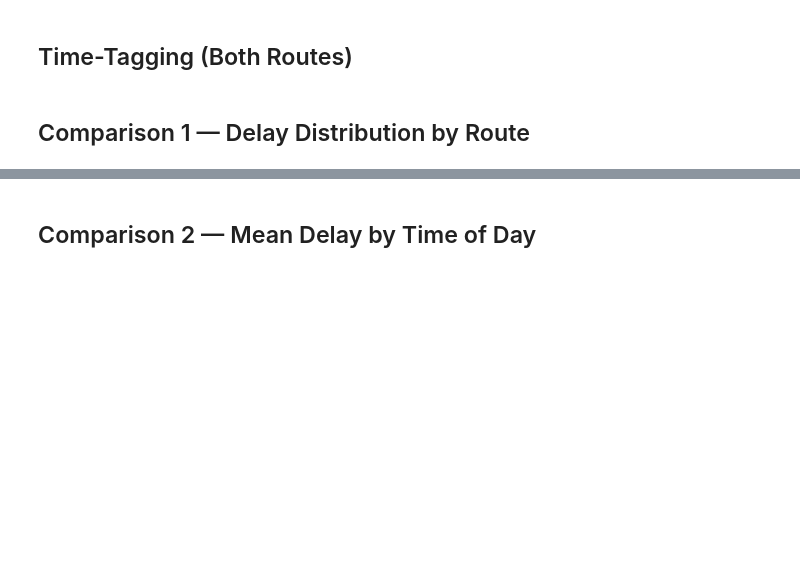
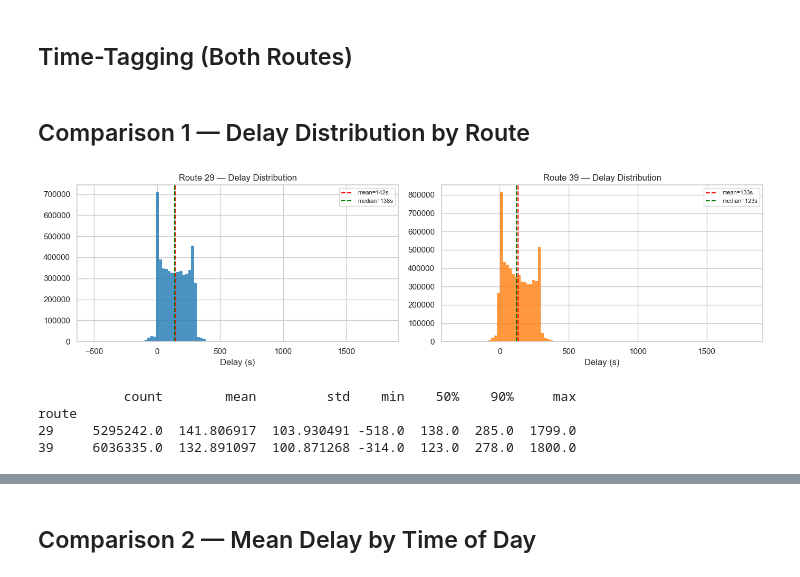
Before and after one commit to sacharavya/ttc-delay-analysis, a Jupyter notebook: notebooks/03_eda.ipynb, the cells around one changed output, grey strips where cells are left out. Cells and saved outputs as stored; diff of their text form; code cells hidden in the pictures; blank space fills up the shorter version.

```diff
--- a/notebooks/03_eda.ipynb
+++ b/notebooks/03_eda.ipynb
@@ -21,8 +21,8 @@ sns.set_theme(style='whitegrid', palette='muted')
 plt.rcParams['figure.figsize'] = (14, 4)
 
 DATA_DIR = Path('../data')
-ROUTES   = [29, 39]
-COLORS   = {29: '#1f77b4', 39: '#ff7f0e'}
+ROUTES   = ['29', '39']
+COLORS   = {'29': '#1f77b4', '39': '#ff7f0e'}
 # %% [markdown]
 ## Load Data (Both Routes)
 # %%
@@ -39,0 +40,2 @@ FileNotFoundError: [Errno 2] No such file or directory: '../data/processed/route
+# %%
+df_all['timestamp'] = pd.to_datetime(df_all['date']) + pd.to_timedelta(df_all['sched_arrival_sec'], unit='s')
@@ -50,23 +61,28 @@ def tag_time(df, ts='timestamp'):
     df['time_bucket'] = (pd.cut(df['hour_of_day'], bins=bins, labels=labels)
                            .astype(str).replace('Late Night2','Late Night'))
     return df
-# df_all = tag_time(df_all)
-print("TODO: apply tag_time()")
+df_all = tag_time(df_all)
+# print("TODO: apply tag_time()")
 # %% [markdown]
 ## Comparison 1 — Delay Distribution by Route
 # %%
 # ── Side-by-side histograms ─────────────────────────────────────────────────
-# delay_col = 'delay_sec'
-# fig, axes = plt.subplots(1, 2, figsize=(14, 4))
-# for ax, r in zip(axes, ROUTES):
-#     df = dfs[r]
-#     ax.hist(df[delay_col].dropna(), bins=100, color=COLORS[r], edgecolor='none', alpha=0.8)
-#     ax.set_title(f'Route {r} — Delay Distribution')
-#     ax.set_xlabel('Delay (s)')
-#     stats = df[delay_col].describe(percentiles=[.5,.9])
-#     ax.axvline(stats['mean'], color='red', ls='--', label=f"mean={stats['mean']:.0f}s")
-#     ax.axvline(stats['50%'], color='green', ls='--', label=f"median={stats['50%']:.0f}s")
-#     ax.legend(fontsize=8)
-# plt.tight_layout(); plt.show()
-# print(df_all.groupby('route')[delay_col].describe(percentiles=[.5,.9]))
-print("TODO C1: delay distribution comparison")
+delay_col = 'delay_sec'
+fig, axes = plt.subplots(1, 2, figsize=(14, 4))
+for ax, r in zip(axes, ROUTES):
+    df = dfs[r]
+    ax.hist(df[delay_col].dropna(), bins=100, color=COLORS[r], edgecolor='none', alpha=0.8)
+    ax.set_title(f'Route {r} — Delay Distribution')
+    ax.set_xlabel('Delay (s)')
+    stats = df[delay_col].describe(percentiles=[.5,.9])
+    ax.axvline(stats['mean'], color='red', ls='--', label=f"mean={stats['mean']:.0f}s")
+    ax.axvline(stats['50%'], color='green', ls='--', label=f"median={stats['50%']:.0f}s")
+    ax.legend(fontsize=8)
+plt.tight_layout(); plt.show()
+print(df_all.groupby('route')[delay_col].describe(percentiles=[.5,.9]))
+# %% [output]
+[figure, added]
+           count        mean         std    min    50%    90%     max
+route
+29     5295242.0  141.806917  103.930491 -518.0  138.0  285.0  1799.0
+39     6036335.0  132.891097  100.871268 -314.0  123.0  278.0  1800.0
```
Also changed, not shown: parts of 21 cells of this notebook, 4 other files.
